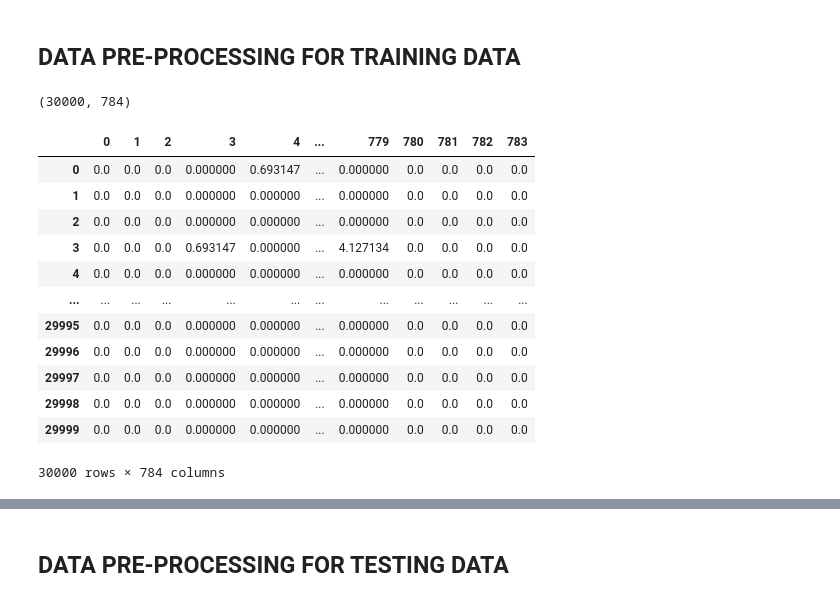
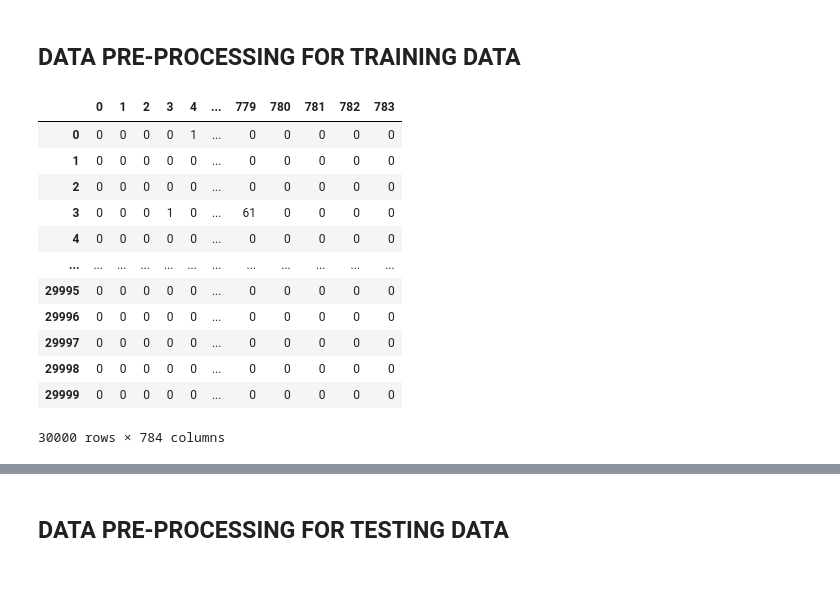
Before and after one commit to aryanbh11/comp5318-assignment1, a Jupyter notebook: AssignmentSol.ipynb, the cells around one changed output, grey strips where cells are left out. Cells and saved outputs as stored; diff of their text form; code cells hidden in the pictures.

```diff
--- a/AssignmentSol.ipynb
+++ b/AssignmentSol.ipynb
@@ -40,6 +41,18 @@ data_train_label = data_train_df.label.to_numpy()
 # %% [markdown]
 ## DATA PRE-PROCESSING FOR TRAINING DATA
 # %%
-data_train_feature.shape
+pd.DataFrame(data_train_feature)
 # %% [output]
+|  | 0 | 1 | 2 | 3 | 4 | ... | 779 | 780 | 781 | 782 | 783 |
+| 0 | 0 | 0 | 0 | 0 | 1 | ... | 0 | 0 | 0 | 0 | 0 |
+| 1 | 0 | 0 | 0 | 0 | 0 | ... | 0 | 0 | 0 | 0 | 0 |
+| 2 | 0 | 0 | 0 | 0 | 0 | ... | 0 | 0 | 0 | 0 | 0 |
+| 3 | 0 | 0 | 0 | 1 | 0 | ... | 61 | 0 | 0 | 0 | 0 |
+| 4 | 0 | 0 | 0 | 0 | 0 | ... | 0 | 0 | 0 | 0 | 0 |
+| ... | ... | ... | ... | ... | ... | ... | ... | ... | ... | ... | ... |
+| 29995 | 0 | 0 | 0 | 0 | 0 | ... | 0 | 0 | 0 | 0 | 0 |
+| 29996 | 0 | 0 | 0 | 0 | 0 | ... | 0 | 0 | 0 | 0 | 0 |
+| 29997 | 0 | 0 | 0 | 0 | 0 | ... | 0 | 0 | 0 | 0 | 0 |
+| 29998 | 0 | 0 | 0 | 0 | 0 | ... | 0 | 0 | 0 | 0 | 0 |
+| 29999 | 0 | 0 | 0 | 0 | 0 | ... | 0 | 0 | 0 | 0 | 0 |
-(30000, 784)
+30000 rows × 784 columns
@@ -54,17 +58,0 @@ data_train_feature[skewed_feats] = np.log1p(data_train_feature[skewed_feats])
-# %%
-# Filling NAs with the mean of the columns
-data_train_feature
-# %% [output]
-|  | 0 | 1 | 2 | 3 | 4 | ... | 779 | 780 | 781 | 782 | 783 |
-| 0 | 0.0 | 0.0 | 0.0 | 0.000000 | 0.693147 | ... | 0.000000 | 0.0 | 0.0 | 0.0 | 0.0 |
-| 1 | 0.0 | 0.0 | 0.0 | 0.000000 | 0.000000 | ... | 0.000000 | 0.0 | 0.0 | 0.0 | 0.0 |
-| 2 | 0.0 | 0.0 | 0.0 | 0.000000 | 0.000000 | ... | 0.000000 | 0.0 | 0.0 | 0.0 | 0.0 |
-| 3 | 0.0 | 0.0 | 0.0 | 0.693147 | 0.000000 | ... | 4.127134 | 0.0 | 0.0 | 0.0 | 0.0 |
-| 4 | 0.0 | 0.0 | 0.0 | 0.000000 | 0.000000 | ... | 0.000000 | 0.0 | 0.0 | 0.0 | 0.0 |
-| ... | ... | ... | ... | ... | ... | ... | ... | ... | ... | ... | ... |
-| 29995 | 0.0 | 0.0 | 0.0 | 0.000000 | 0.000000 | ... | 0.000000 | 0.0 | 0.0 | 0.0 | 0.0 |
-| 29996 | 0.0 | 0.0 | 0.0 | 0.000000 | 0.000000 | ... | 0.000000 | 0.0 | 0.0 | 0.0 | 0.0 |
-| 29997 | 0.0 | 0.0 | 0.0 | 0.000000 | 0.000000 | ... | 0.000000 | 0.0 | 0.0 | 0.0 | 0.0 |
-| 29998 | 0.0 | 0.0 | 0.0 | 0.000000 | 0.000000 | ... | 0.000000 | 0.0 | 0.0 | 0.0 | 0.0 |
-| 29999 | 0.0 | 0.0 | 0.0 | 0.000000 | 0.000000 | ... | 0.000000 | 0.0 | 0.0 | 0.0 | 0.0 |
-30000 rows × 784 columns
```
Also changed, not shown: parts of 20 cells of this notebook, 2 other files.
